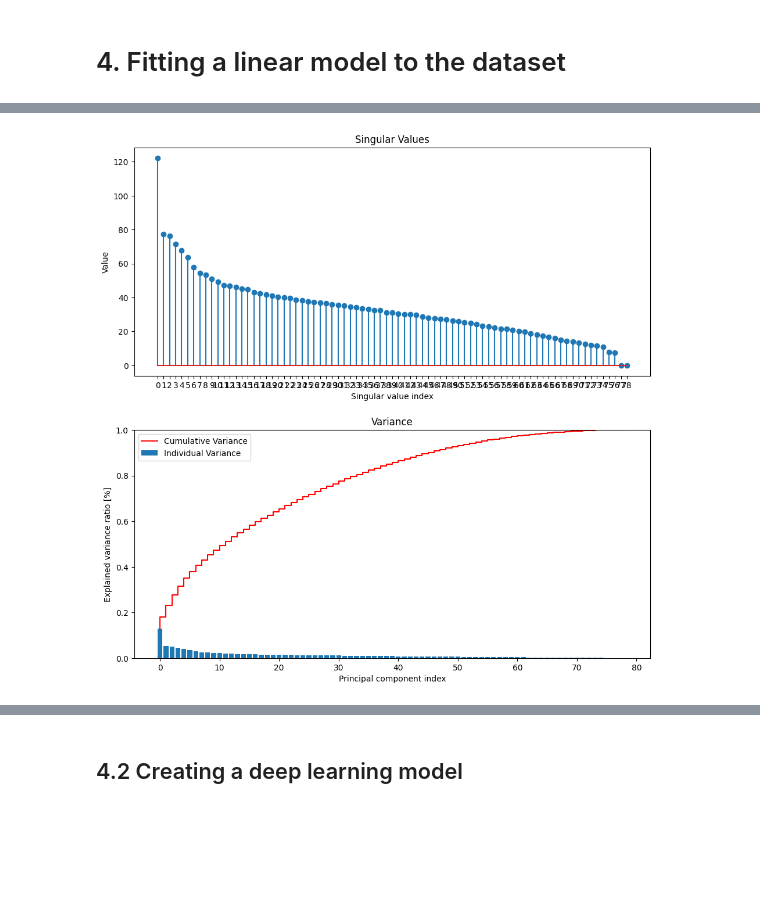
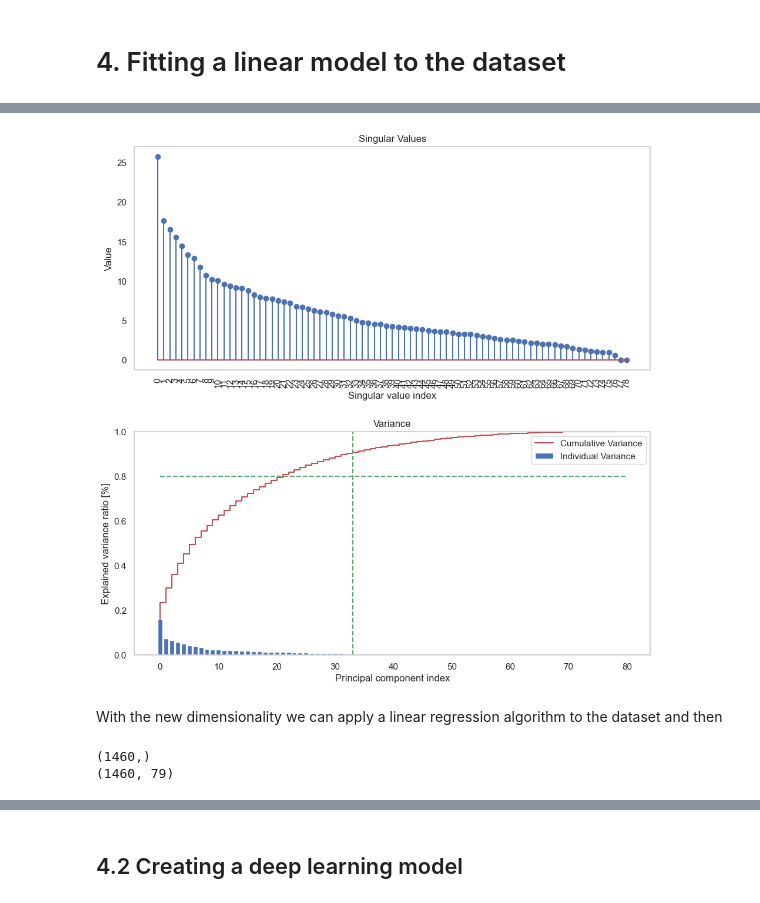
Before and after one commit to TheKnight1993/MLweek8, a Jupyter notebook: notebook.ipynb, the cells around one changed output, grey strips where cells are left out. Saved outputs shown, nothing was run; the diff lists cells and outputs as text; code cells hidden in the pictures; blank space fills up the shorter version.

```diff
--- a/notebook.ipynb
+++ b/notebook.ipynb
@@ -199,6 +202,11 @@ for i in range(len(train_x[0])):
 
 print(train_x)
 print(test_x)
+
+scaler = MinMaxScaler()
+
+train_x_minmax = scaler.fit_transform(train_x)
+test_x_minmax = scaler.transform(test_x)
 # %% [output]
 [[0.07337496353744791 -0.13017498600918967 0.21287719636432456 ...
   0.13877748894979391 -0.3584490595099593 -0.3947855646830329]
@@ -263,0 +272,8 @@ Finally we can also check how all features are correlated to one another. This i
+# %%
+sns.set_theme(style='whitegrid', font_scale=1)
+
+plt.figure(figsize=(30,30))
+plt.title('Pearson Correlation Matrix',fontsize=25)
+sns.heatmap(train_csv.drop('Id', axis=1).corr(),linewidths=0.1,vmax=0.7,square=True,cmap="GnBu",linecolor='w',
+            annot=False, annot_kws={"size":7}, cbar_kws={"shrink": .7})
+plt.tight_layout()
@@ -270,34 +292,47 @@ Finally we can also check how all features are correlated to one another. This i
 
 pca = sklearn.decomposition.PCA(n_components=79)
 
-x_train = pca.fit_transform(train_x)
-x_test = pca.transform(test_x)
+x_train = pca.fit_transform(train_x_minmax)
+x_test = pca.transform(test_x_minmax)
 # %%
 singular_values = pca.singular_values_
 explained_variance_ratio = pca.explained_variance_ratio_
 
-cumulative_explained_variance_ratio = np.cumsum(explained_variance_ratio)
+cumulative_explained_variance_ratio = np.cumsum(explained_variance_ratio) #hehe cum
 #print(cumulative_explained_variance_ratio)
 
 # plotting the singular values and the histogram of the explained varainces
 fig = plt.figure(figsize=(10,10))
 plt.subplot(211)
 plt.stem(singular_values)
 # plt.tick_params(axis='x', which='both', bottom=False, top=False, labelbottom=False)
 plt.xticks(np.arange(0,len(singular_values),1))
 plt.title("Singular Values")
 plt.ylabel("Value")
 plt.xlabel("Singular value index")
+plt.xticks(rotation=90)
+plt.grid(visible=False)
 plt.subplot(212)
 plt.bar(np.arange(0,len(explained_variance_ratio[:]),1), explained_variance_ratio[:], label="Individual Variance")
 plt.step(np.arange(0,len(cumulative_explained_variance_ratio[:]),1),cumulative_explained_variance_ratio[:], label="Cumulative Variance", color='r')
 # plt.xticks([0,1,2,3,4])
 plt.title("Variance")
+plt.grid(visible=False)
 plt.ylabel("Explained variance ratio [%]")
 plt.xlabel("Principal component index")
+plt.hlines(0.8, 0,80, linestyles='dashed', colors='g')
+plt.vlines(33, 0,1, linestyles='dashed', colors='g')
 plt.legend()
 plt.ylim((0,1))
 fig.tight_layout(pad=2)
 plt.show()
 # %% [output]
-[figure, old version]
+[figure, new version]
+# %% [markdown]
+With the new dimensionality we can apply a linear regression algorithm to the dataset and then
+# %%
+print(train_y.shape)
+print(x_train.shape)
+# %% [output]
+(1460,)
+(1460, 79)
```
Also changed, not shown: parts of 20 cells of this notebook.
